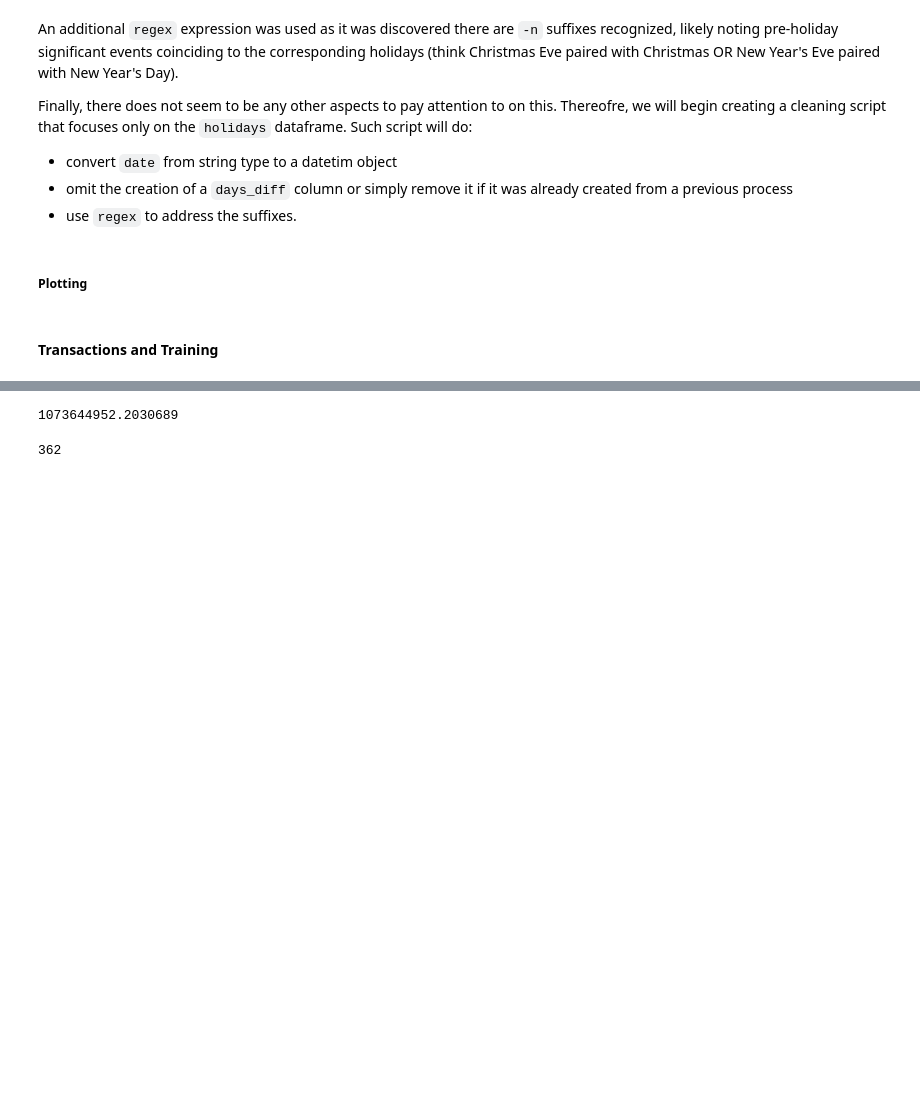
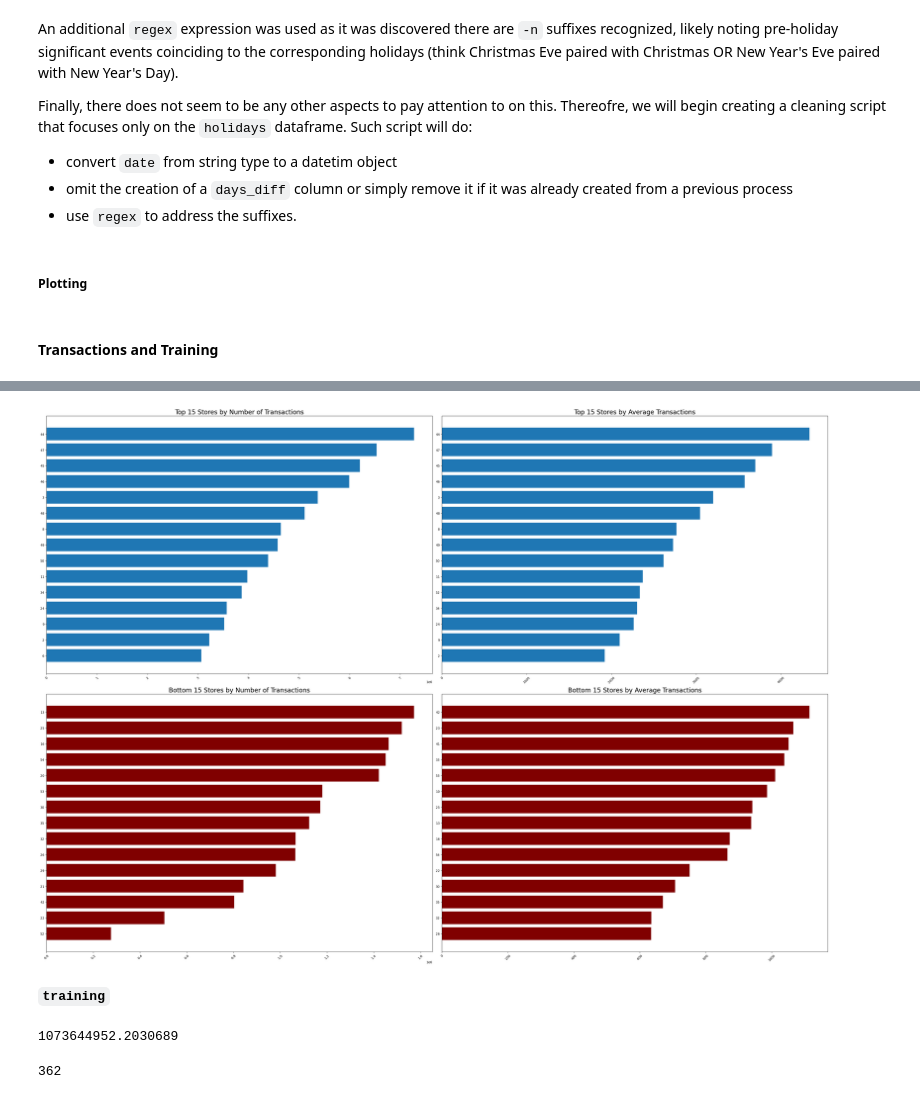
Before and after one commit to chriskuz/store_sales_time_series_forecasting, a Jupyter notebook: src/data_look.ipynb, the cells around one changed output, grey strips where cells are left out. Saved outputs shown, nothing was run; the diff lists cells and outputs as text; code cells hidden in the pictures; blank space fills up the shorter version.

Commit message:
looked into training and transx data

```diff
--- a/src/data_look.ipynb
+++ b/src/data_look.ipynb
@@ -816,0 +1170,40 @@ display(training.head(20))
+# %%
+fig, ax = plt.subplots(2,2, figsize=(11.69*3,8.27*3))
+
+ax[0,0].barh(plot_top_sums["store_nbr"].astype(str), plot_top_sums["sum"])
+ax[0,0].invert_yaxis()
+ax[0,0].xaxis.set_major_formatter(ScalarFormatter(useOffset=False))
+ax[0,0].set_title("Top 15 Stores by Number of Transactions", size=20)
+ax[0,0].set_xlabel()
+ax[0,0].tick_params(axis='x', rotation=45, labelsize=15)
+
+
+
+
+ax[0,1].barh(plot_top_means["store_nbr"].astype(str), plot_top_means["mean"])
+ax[0,1].invert_yaxis()
+ax[0,1].xaxis.set_major_formatter(ScalarFormatter(useOffset=False))
+ax[0,1].set_title("Top 15 Stores by Average Transactions", size=20)
+ax[0,1].tick_params(axis='x', rotation=45, labelsize=15)
+
+
+ax[1,0].barh(plot_bottom_sums["store_nbr"].astype(str), plot_bottom_sums["sum"], color="maroon")
+ax[1,0].invert_yaxis()
+ax[1,0].xaxis.set_major_formatter(ScalarFormatter(useOffset=False))
+ax[1,0].set_title("Bottom 15 Stores by Number of Transactions", size=20)
+ax[1,0].tick_params(axis='x', rotation=45, labelsize=15)
+
+
+
+ax[1,1].barh(plot_bottom_means["store_nbr"].astype(str), plot_bottom_means["mean"], color="maroon")
+ax[1,1].invert_yaxis()
+ax[1,1].xaxis.set_major_formatter(ScalarFormatter(useOffset=False))
+ax[1,1].set_title("Bottom 15 Stores by Average Transactions", size=20)
+ax[1,1].tick_params(axis='x', rotation=45, labelsize=15)
+
+
+plt.tight_layout()
+# %% [output]
+[figure, added]
+# %% [markdown]
+**`training`**
```
Also changed, not shown: parts of 15 cells of this notebook.
